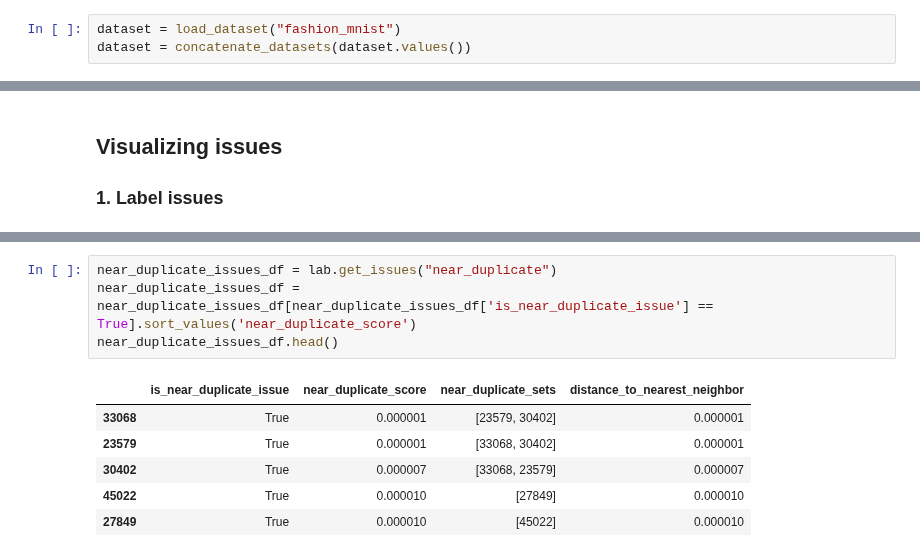
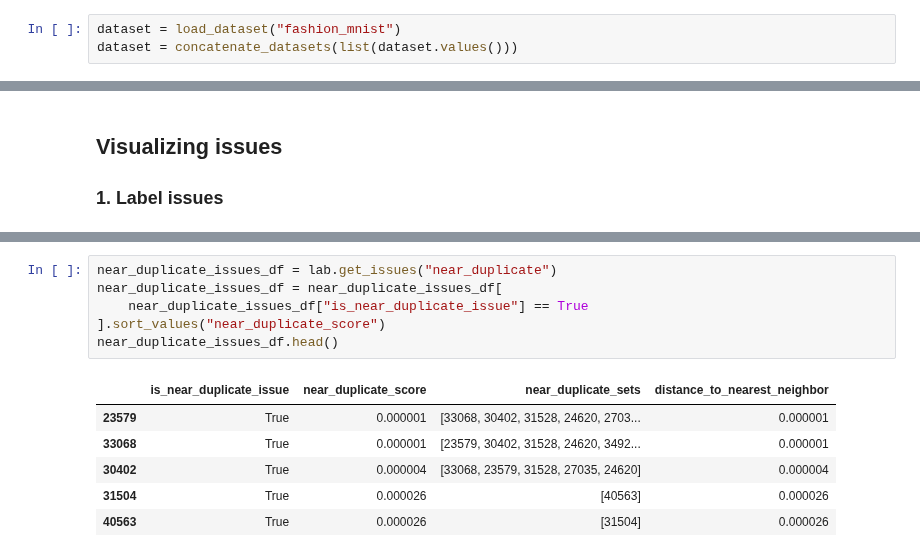
Before and after one commit to cleanlab/cleanlab, a Jupyter notebook: docs/source/tutorials/fashion_mnist.ipynb, the cells around one changed output, grey strips where cells are left out. Saved outputs shown, nothing was run; the diff lists cells and outputs as text.

```diff
--- a/docs/source/tutorials/fashion_mnist.ipynb
+++ b/docs/source/tutorials/fashion_mnist.ipynb
@@ -116,5 +119,5 @@ def train(trainloader, testloader, n_epochs, patience):
 ### Download and preprocess dataset
 # %%
 dataset = load_dataset("fashion_mnist")
-dataset = concatenate_datasets(dataset.values())
+dataset = concatenate_datasets(list(dataset.values()))
 # %% [output]
@@ -336,11 +380,13 @@ plot_outlier_issue_examples(outlier_issues_df, 3, 5)
 # %%
 near_duplicate_issues_df = lab.get_issues("near_duplicate")
-near_duplicate_issues_df = near_duplicate_issues_df[near_duplicate_issues_df['is_near_duplicate_issue'] == True].sort_values('near_duplicate_score')
+near_duplicate_issues_df = near_duplicate_issues_df[
+    near_duplicate_issues_df["is_near_duplicate_issue"] == True
+].sort_values("near_duplicate_score")
 near_duplicate_issues_df.head()
 # %% [output]
 |  | is_near_duplicate_issue | near_duplicate_score | near_duplicate_sets | distance_to_nearest_neighbor |
-| 33068 | True | 0.000001 | [23579, 30402] | 0.000001 |
-| 23579 | True | 0.000001 | [33068, 30402] | 0.000001 |
-| 30402 | True | 0.000007 | [33068, 23579] | 0.000007 |
-| 45022 | True | 0.000010 | [27849] | 0.000010 |
-| 27849 | True | 0.000010 | [45022] | 0.000010 |
+| 23579 | True | 0.000001 | [33068, 30402, 31528, 24620, 2703... | 0.000001 |
+| 33068 | True | 0.000001 | [23579, 30402, 31528, 24620, 3492... | 0.000001 |
+| 30402 | True | 0.000004 | [33068, 23579, 31528, 27035, 24620] | 0.000004 |
+| 31504 | True | 0.000026 | [40563] | 0.000026 |
+| 40563 | True | 0.000026 | [31504] | 0.000026 |
```
Also changed, not shown: parts of 21 cells of this notebook.
